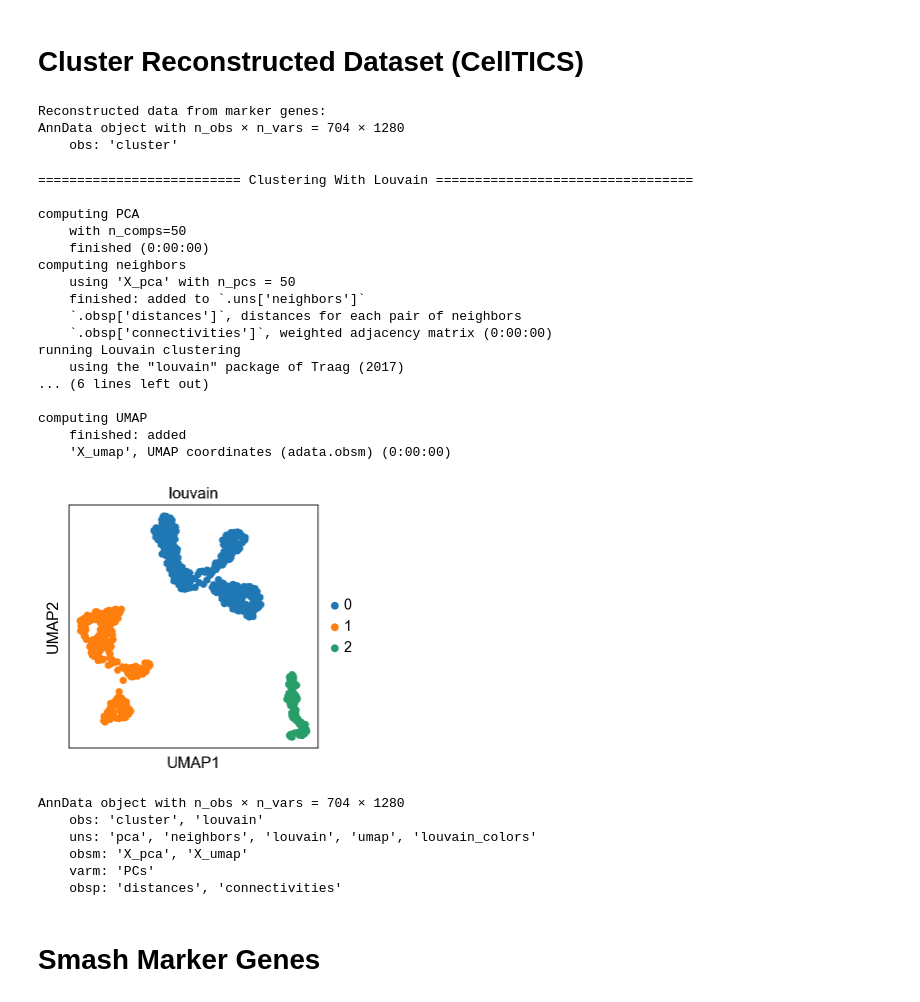
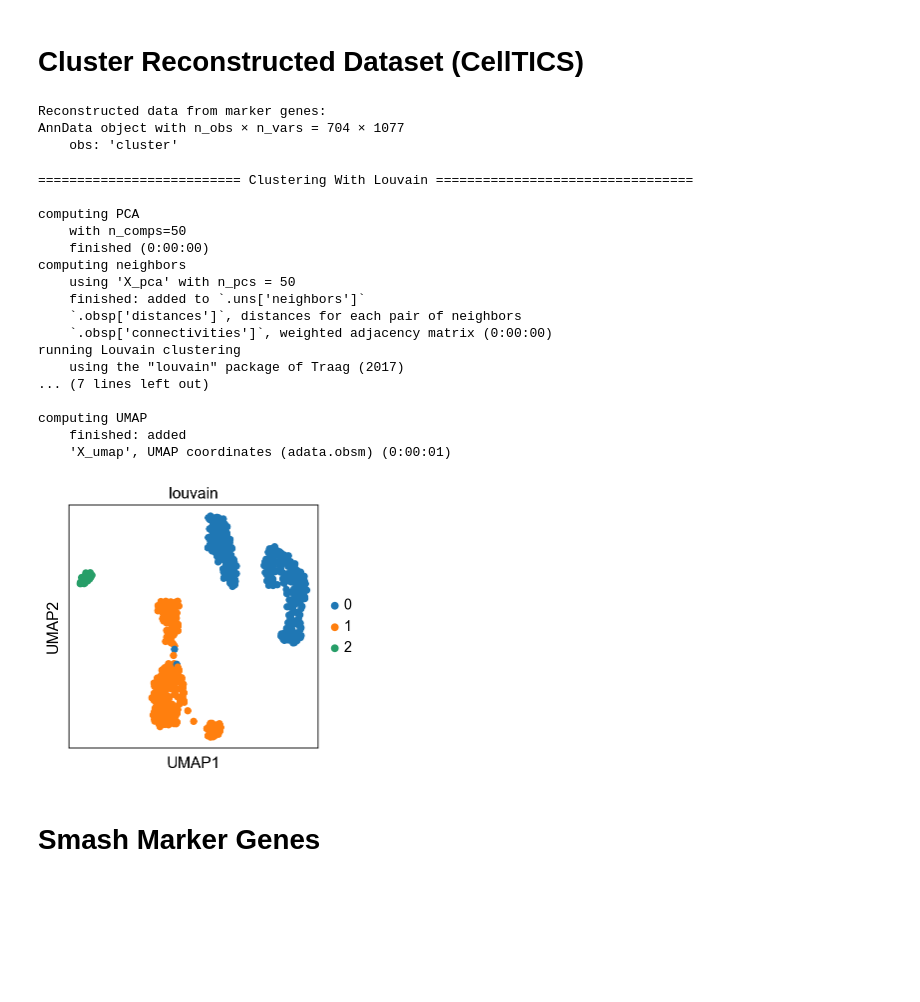
Before and after one commit to srniloy/scMGC, a Jupyter notebook: Clustering Analysis/scMGC Analysis - Kolod.ipynb, the cells around one changed output. Saved outputs shown, nothing was run; the diff lists cells and outputs as text; code cells hidden in the pictures; blank space fills up the shorter version.

```diff
--- a/Clustering Analysis/scMGC Analysis - Kolod.ipynb
+++ b/Clustering Analysis/scMGC Analysis - Kolod.ipynb
@@ -161,8 +161,9 @@ def Denoise(adata):
 def cluster_with_louvain(adata, epochs, resolution=2.5):
   print("\n========================== Clustering With Louvain =================================\n")
   # if "X_pca" not in adata.obsm and "neighbors" not in adata.uns:
-  sc.pp.pca(adata, n_comps=50)
-  sc.pp.neighbors(adata, n_pcs=50)
+  sc.pp.pca(adata)
+  sc.pp.neighbors(adata)
+  sil_scores = []
 
   for i in range(0, epochs):
     sc.tl.louvain(adata, resolution)
@@ -172,10 +173,17 @@ def cluster_with_louvain(adata, epochs, resolution=2.5):
     print(f"Adjusted Rand Index (ARI): {ari:.4f}")
 
     nmi = normalized_mutual_info_score(adata.obs['cluster'], adata.obs['louvain'])
-    print(f"Normalized Mutual Information (NMI): {nmi:.4f}\n")
+    print(f"Normalized Mutual Information (NMI): {nmi:.4f}")
+
+    X = adata.obsm["X_pca"]
+    sil_score = silhouette_score(X, adata.obs['louvain'])
+    sil_scores.append(sil_score)
+    print(f"Silhouette Score: {sil_score:.4f}\n")
+
+
   sc.tl.umap(adata)
   sc.pl.umap(adata, color='louvain')
-  return adata
+  return sil_scores
 # %% [markdown]
 ## Identify Marker Gene
 # %% [markdown]
@@ -299,7 +321,7 @@ def score_marker_genes(celltics_genes, smash_genes, cosg_genes, weights):
 # %% [markdown]
 # Implementations____________
 # %%
-dataset_path = "../../data/Kolod.csv"
+dataset_path = "data/Kolod.csv"
 
 adata = data_init(dataset_path)
 
@@ -409,38 +431,32 @@ print("\nReconstructed data from marker genes:")
 print(rcdata)
 # %% [output]
 Reconstructed data from marker genes:
-AnnData object with n_obs × n_vars = 704 × 1280
+AnnData object with n_obs × n_vars = 704 × 1077
     obs: 'cluster'
 # %%
 # rc_pd = pd.DataFrame(rcdata.X.T, index=rcdata.var_names, columns=rcdata.obs_names)
 # rc_pd.to_csv('rc_processed.csv')
 # %%
-cluster_with_louvain(rcdata, epochs=1, resolution=0.02)
+cellTICS_sil_scores = cluster_with_louvain(rcdata, epochs=1, resolution=0.02)
 # %% [output]
 ========================== Clustering With Louvain =================================
 
 computing PCA
     with n_comps=50
     finished (0:00:00)
 computing neighbors
     using 'X_pca' with n_pcs = 50
     finished: added to `.uns['neighbors']`
     `.obsp['distances']`, distances for each pair of neighbors
     `.obsp['connectivities']`, weighted adjacency matrix (0:00:00)
 running Louvain clustering
     using the "louvain" package of Traag (2017)
-... (6 lines left out)
+... (7 lines left out)
 
 computing UMAP
     finished: added
-    'X_umap', UMAP coordinates (adata.obsm) (0:00:00)
+    'X_umap', UMAP coordinates (adata.obsm) (0:00:01)
-[figure, old version]
+[figure, new version]
-AnnData object with n_obs × n_vars = 704 × 1280
-    obs: 'cluster', 'louvain'
-    uns: 'pca', 'neighbors', 'louvain', 'umap', 'louvain_colors'
-    obsm: 'X_pca', 'X_umap'
-    varm: 'PCs'
-    obsp: 'distances', 'connectivities'
 # %% [markdown]
 # Smash Marker Genes
 # %%
```
Also changed, not shown: parts of 16 cells of this notebook, 6 other files.
